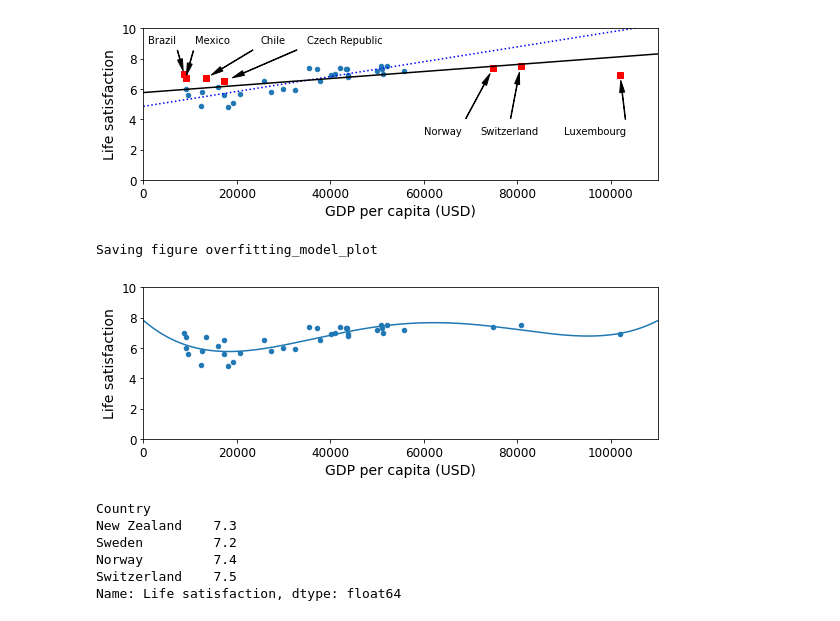
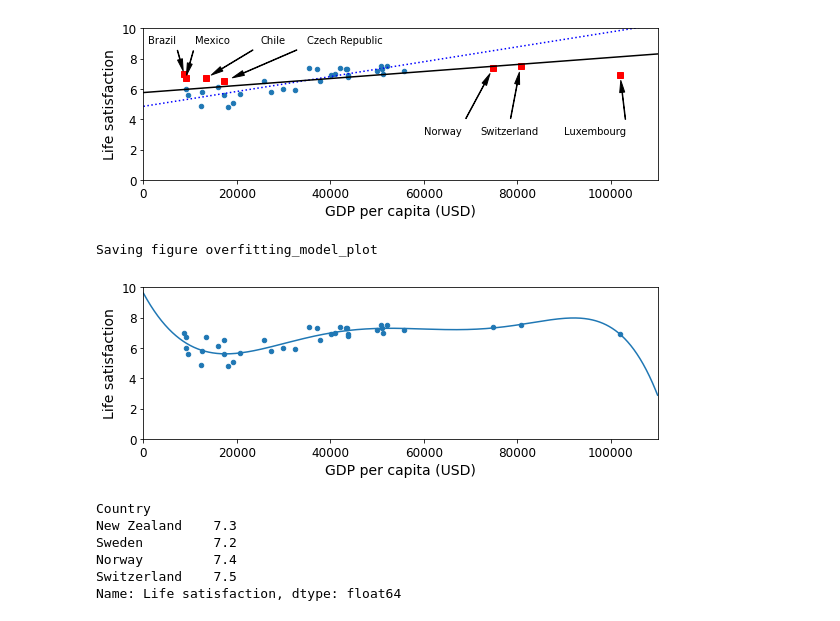
Before and after one commit to romangrothausmann/handson-ml2, a Jupyter notebook: 01_the_machine_learning_landscape.ipynb, the cells around one changed output. Saved outputs shown, nothing was run; the diff lists cells and outputs as text; code cells hidden in the pictures.

```diff
--- a/01_the_machine_learning_landscape.ipynb
+++ b/01_the_machine_learning_landscape.ipynb
@@ -406,24 +413,24 @@ Saving figure representative_training_data_scatterplot
 # %%
 full_country_stats.plot(kind='scatter', x="GDP per capita", y='Life satisfaction', figsize=(8,3))
 plt.axis([0, 110000, 0, 10])
 
 from sklearn import preprocessing
 from sklearn import pipeline
 
-poly = preprocessing.PolynomialFeatures(degree=4, include_bias=False)
+poly = preprocessing.PolynomialFeatures(degree=6, include_bias=False)
 scaler = preprocessing.StandardScaler()
 lin_reg2 = linear_model.LinearRegression()
 
 pipeline_reg = pipeline.Pipeline([('poly', poly), ('scal', scaler), ('lin', lin_reg2)])
 pipeline_reg.fit(Xfull, yfull)
 curve = pipeline_reg.predict(X[:, np.newaxis])
 plt.plot(X, curve)
 plt.xlabel("GDP per capita (USD)")
 save_fig('overfitting_model_plot',fig_extension='svg')
 plt.show()
 # %% [output]
 Saving figure overfitting_model_plot
-[figure, old version]
+[figure, new version]
 # %%
 full_country_stats.loc[[c for c in full_country_stats.index if "W" in c.upper()]]["Life satisfaction"]
 # %% [output]
```
Also changed, not shown: parts of 1 cell of this notebook.
